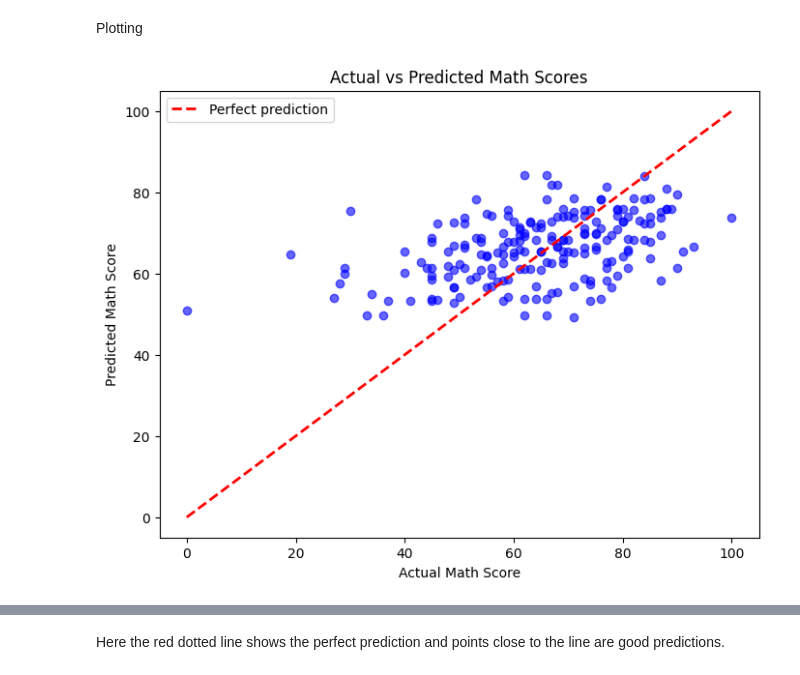
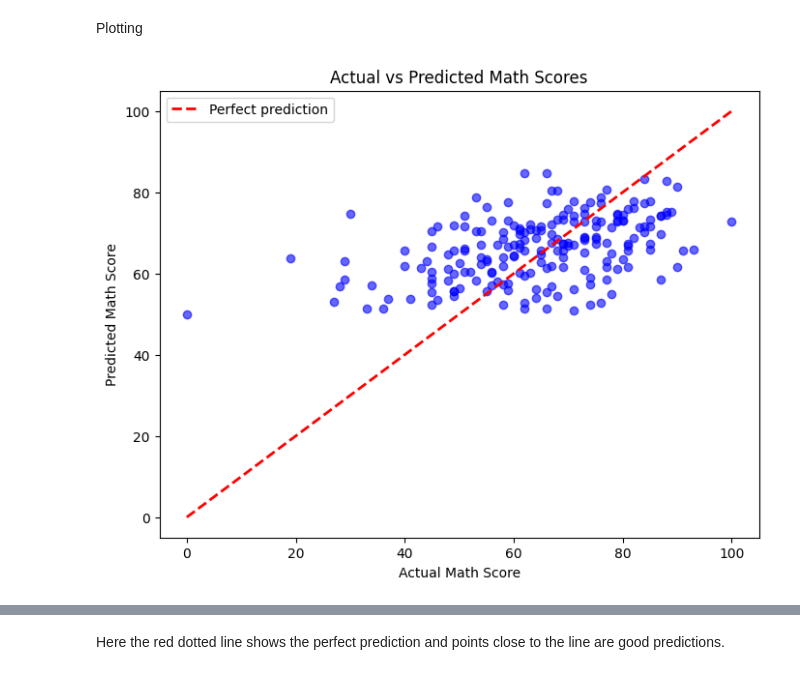
Before and after one commit to DeveshRohit/Student-Performance, a Jupyter notebook: studentperf.ipynb, the cells around one changed output, grey strips where cells are left out. Drawn from its saved outputs; the diff is of its cells as text; code cells hidden in the pictures.

```diff
--- a/studentperf.ipynb
+++ b/studentperf.ipynb
@@ -95,3 +133,14 @@ X_train, X_test, y_train, y_test = train_test_split(
+# %%
+from sklearn.model_selection import train_test_split
+X_train, X_test, y_train, y_test = train_test_split(
+    X, y, test_size=0.20, random_state=42)
+# %%
+from sklearn.preprocessing import StandardScaler
+
+scaler = StandardScaler()
+
+X_train_scaled = scaler.fit_transform(X_train)
+X_test_scaled  = scaler.transform(X_test)
 # %% [markdown]
 Importing Linear regression from SKlearn
 # %%
@@ -103,7 +152,7 @@ model = LinearRegression()
 # %% [markdown]
 Training data
 # %%
-model.fit(X_train, y_train)
+model.fit(X_train_scaled, y_train)
 # %% [output]
 LinearRegression()
 # %% [markdown]
@@ -134,7 +176,7 @@ each col corresponds to one dummy (independent feature)
 # %% [markdown]
 ## Predicting test data
 # %%
-y_pred = model.predict(X_test)
+y_pred = model.predict(X_test_scaled)
 # %%
 y_pred
 # %% [output]
@@ -158,17 +200,17 @@ array([[65.34427246, 73.35240644, 72.87163876],
 # %% [markdown]
 Plotting
 # %%
-actual = y_test.iloc[:, 0]  # actual math scores
-predicted = y_pred[:, 0]    # predicted math scores
+actual = y_test  # actual math scores
+predicted = y_pred    # predicted math scores
 
 plt.figure(figsize=(8,6))
 plt.scatter(actual, predicted, alpha=0.6, color='blue')
 plt.plot([actual.min(), actual.max()], [actual.min(), actual.max()],
          'r--', lw=2, label='Perfect prediction')
 plt.xlabel('Actual Math Score')
 plt.ylabel('Predicted Math Score')
 plt.title('Actual vs Predicted Math Scores')
 plt.legend()
 plt.show()
 # %% [output]
-[figure, old version]
+[figure, new version]
```
Also changed, not shown: parts of 26 cells of this notebook.
